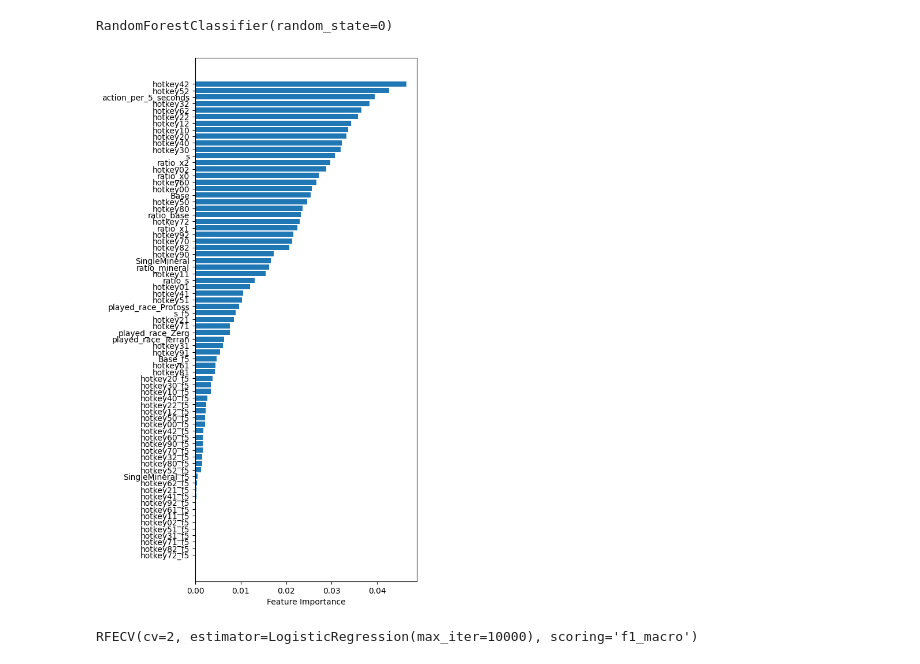
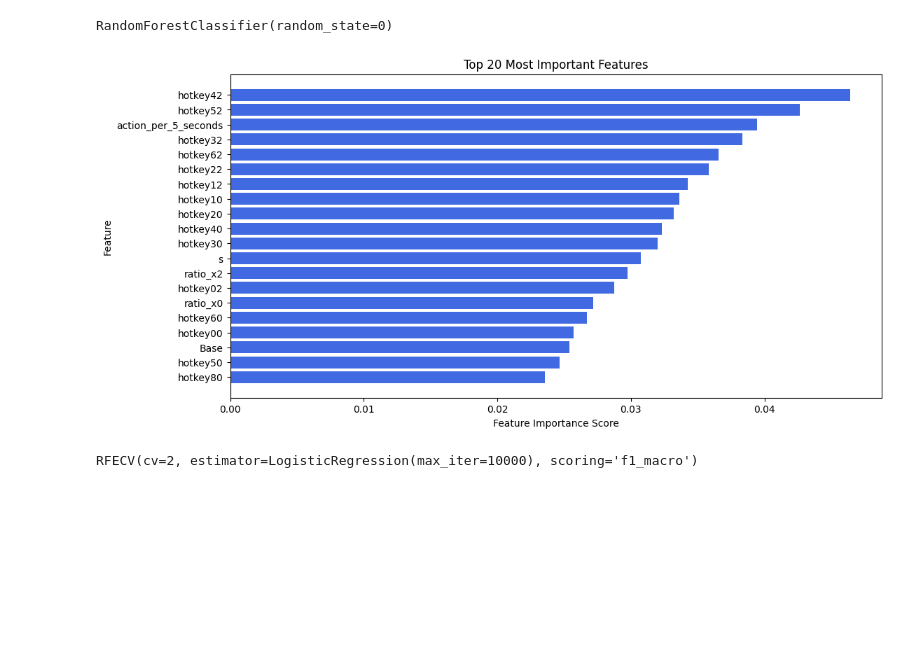
Before and after one commit to sofialtman/OT02---Data-Mining, a Jupyter notebook: forward_selection.ipynb, the cells around one changed output. Cells and saved outputs as stored; diff of their text form; code cells hidden in the pictures; blank space fills up the shorter version.

```diff
--- a/forward_selection.ipynb
+++ b/forward_selection.ipynb
@@ -32,17 +32,26 @@ X_test = imputer.transform(X_test)
 rf.fit(X_train,y_train)
 # %% [output]
 RandomForestClassifier(random_state=0)
-# %%
-f_i = list(zip(features,rf.feature_importances_))
-f_i.sort(key = lambda x : x[1])
-plt.barh([x[0] for x in f_i],[x[1] for x in f_i])
-
-plt.xlabel('Feature Importance')
-# Adjust spacing to avoid overlapping labels
-plt.subplots_adjust(left=0.35, right=0.95, top=1.9, bottom=0.01)
-plt.show()
-# %% [output]
-[figure, removed]
+# %%
+# Create a DataFrame for better handling and sorting
+feature_importance_df = pd.DataFrame({
+    'Feature': features,
+    'Importance': rf.feature_importances_
+})
+
+# Sort by importance and select the top 20
+feature_importance_df = feature_importance_df.sort_values(by="Importance", ascending=False).head(20)
+
+# Plot
+plt.figure(figsize=(12, 6))
+plt.barh(feature_importance_df["Feature"], feature_importance_df["Importance"], color="royalblue")
+plt.xlabel("Feature Importance Score")
+plt.ylabel("Feature")
+plt.title("Top 20 Most Important Features")
+plt.gca().invert_yaxis()  # Flip to show most important features on top
+plt.show()
+# %% [output]
+[figure, added]
 # %%
 from sklearn.preprocessing import LabelEncoder
 from sklearn.feature_selection import RFECV
```
